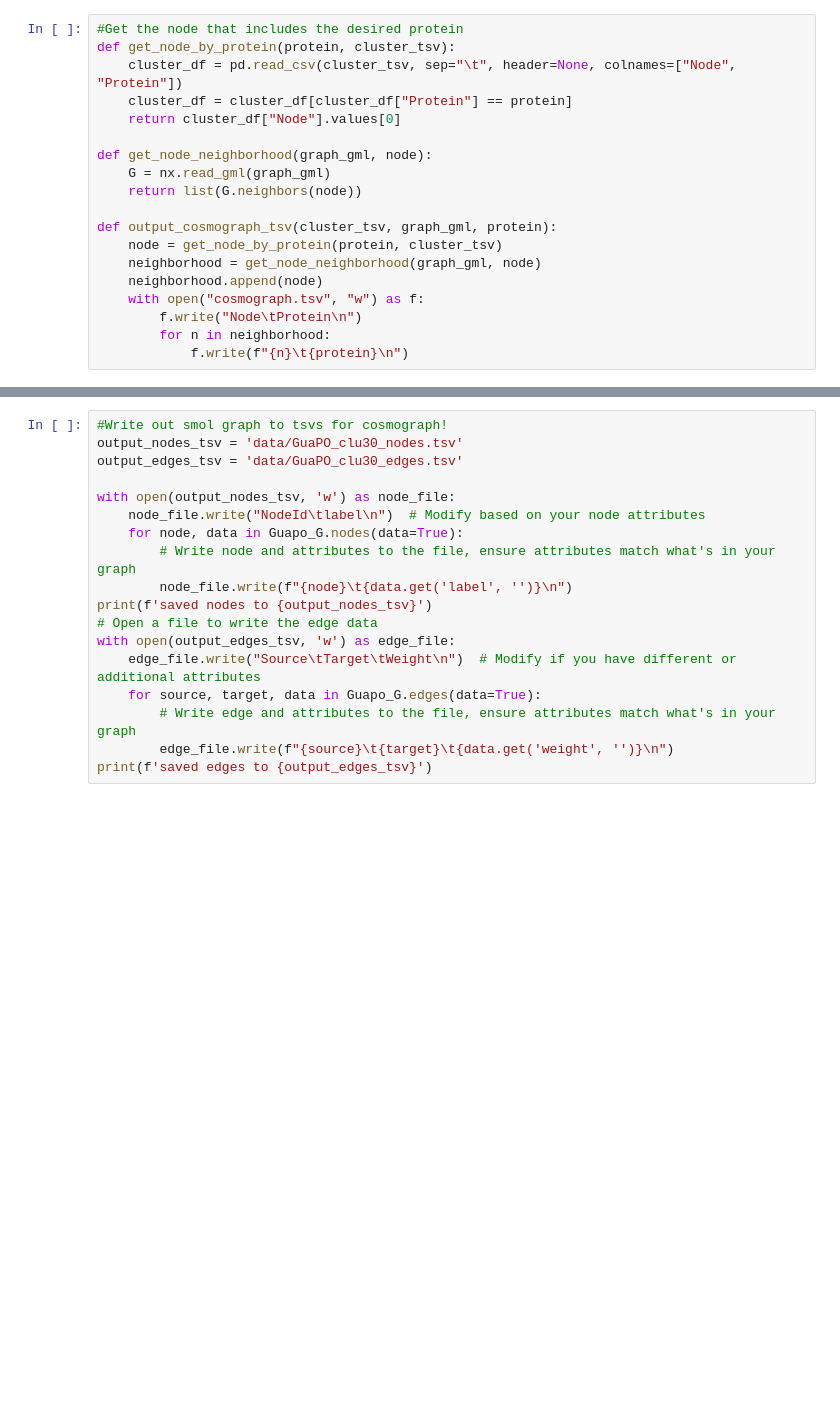
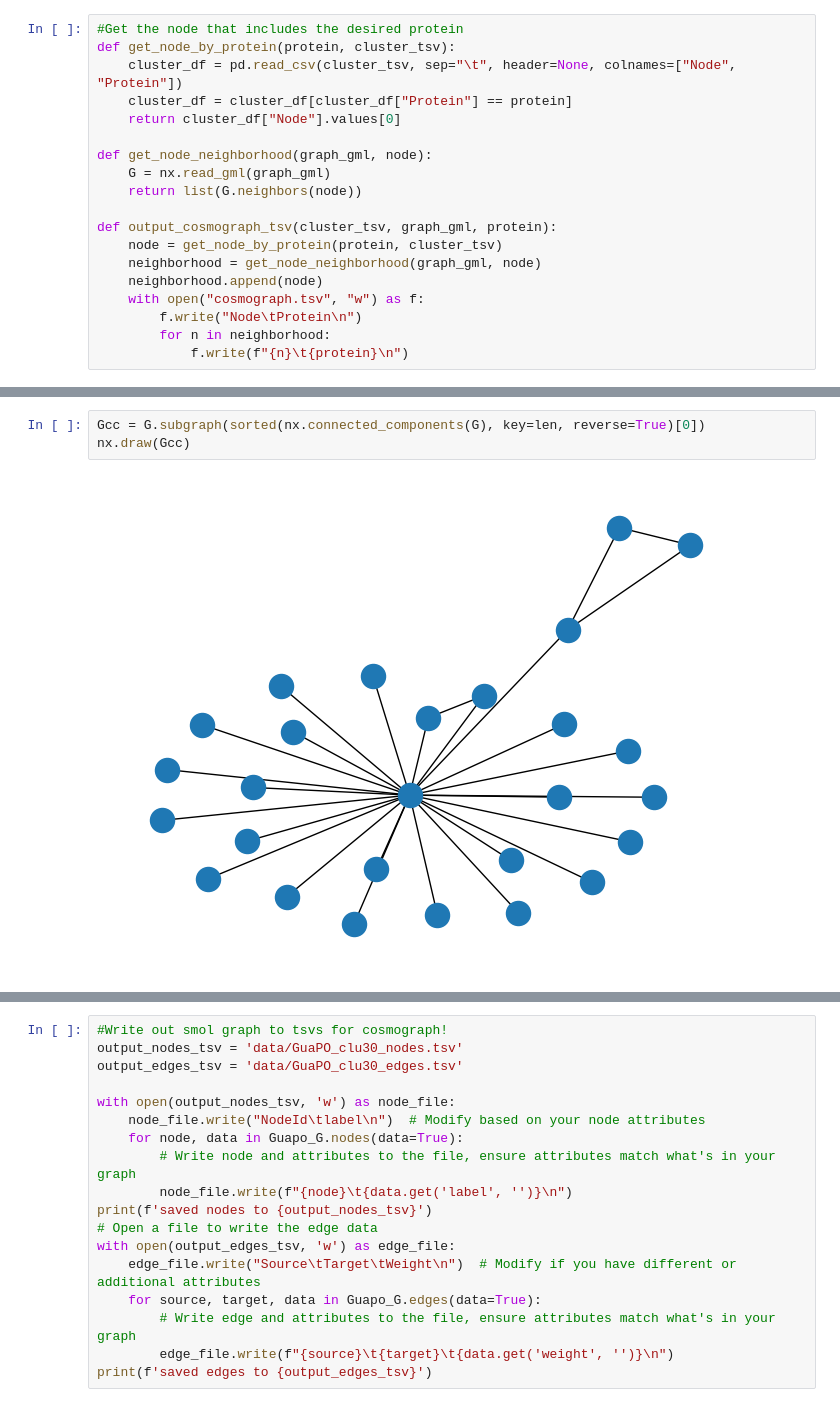
Before and after one commit to darylrbarth/operon-graph, a Jupyter notebook: notebooks/asgard_notebook.ipynb, the cells around one changed output, grey strips where cells are left out. Drawn from its saved outputs; the diff is of its cells as text; blank space fills up the shorter version.

```diff
--- a/notebooks/asgard_notebook.ipynb
+++ b/notebooks/asgard_notebook.ipynb
@@ -31,0 +45,5 @@ G = gml.read_gml('data/GRAPH_ALL_Guaymas2020_hottest_clu30_May62024.gml')
+# %%
+Gcc = G.subgraph(sorted(nx.connected_components(G), key=len, reverse=True)[0])
+nx.draw(Gcc)
+# %% [output]
+[figure, added]
```
Also changed, not shown: parts of 14 cells of this notebook, 3 other files.
